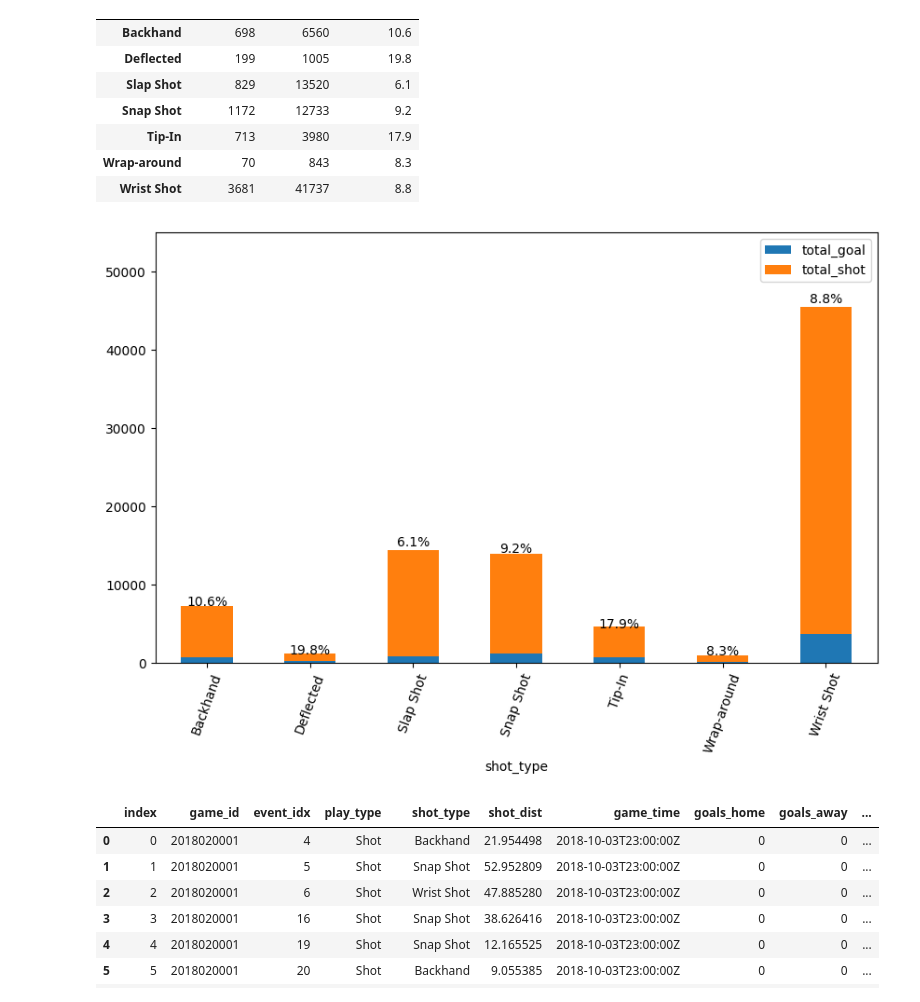
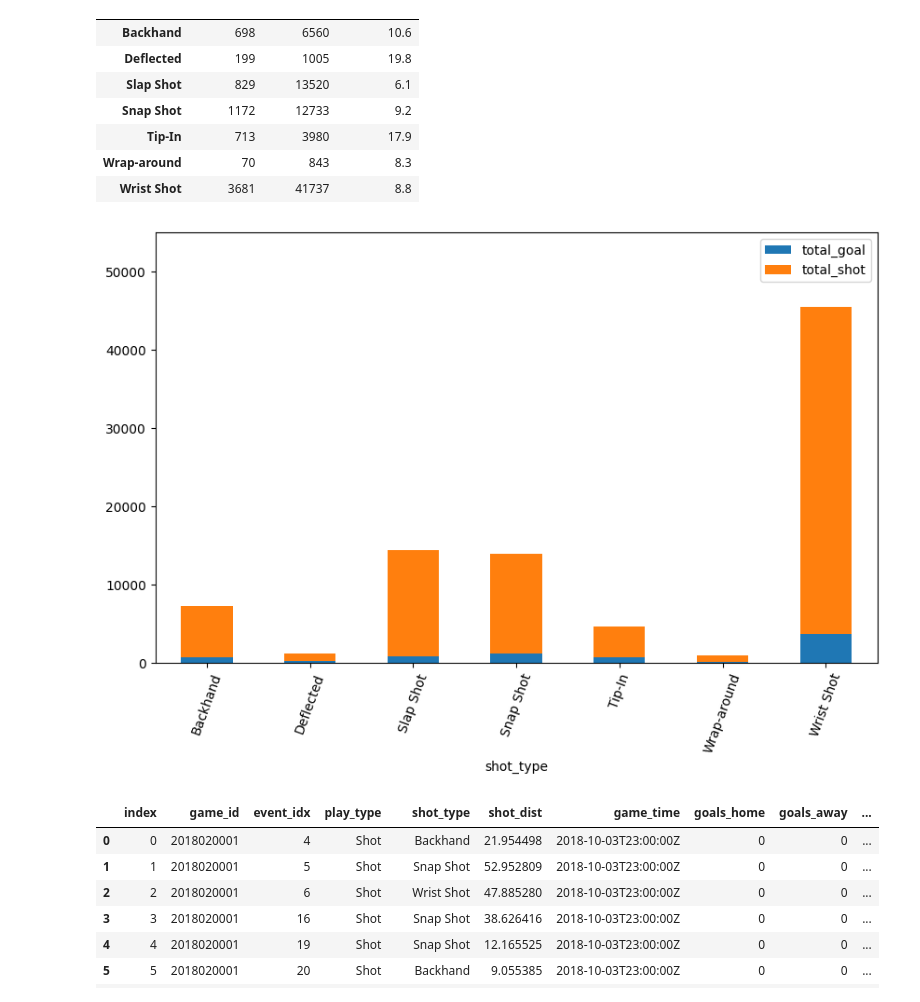
Before and after one commit to hfereidouni/DataScience, a Jupyter notebook: CodeBase/visualization_pt1.ipynb, the cells around one changed output. Cells and saved outputs as stored; diff of their text form; code cells hidden in the pictures.

```diff
--- a/CodeBase/visualization_pt1.ipynb
+++ b/CodeBase/visualization_pt1.ipynb
@@ -79,15 +79,9 @@ df_pt1
 # %%
 ax = df_pt1[["total_goal","total_shot"]].plot.bar(stacked=True,rot=70,figsize=(10, 6))
 ax.set_ylim(0,55000)
-for i,p in enumerate(ax.patches):
-    #to show on top
-    if i>=7:
-        ax.annotate(str(list(df_pt1["percentage"])[i-7])+"%",
-                    xy=(p.get_x()+p.get_width()/2, 1.1*p.get_height()),
-                    ha='center')
 plt.show()
 # %% [output]
-[figure, old version]
+[figure, new version]
 # %%
 df_1820 = pd.read_csv(season_20182020_path).reset_index()
 df_1820.head(10)
```
Also changed, not shown: parts of 1 cell of this notebook.
